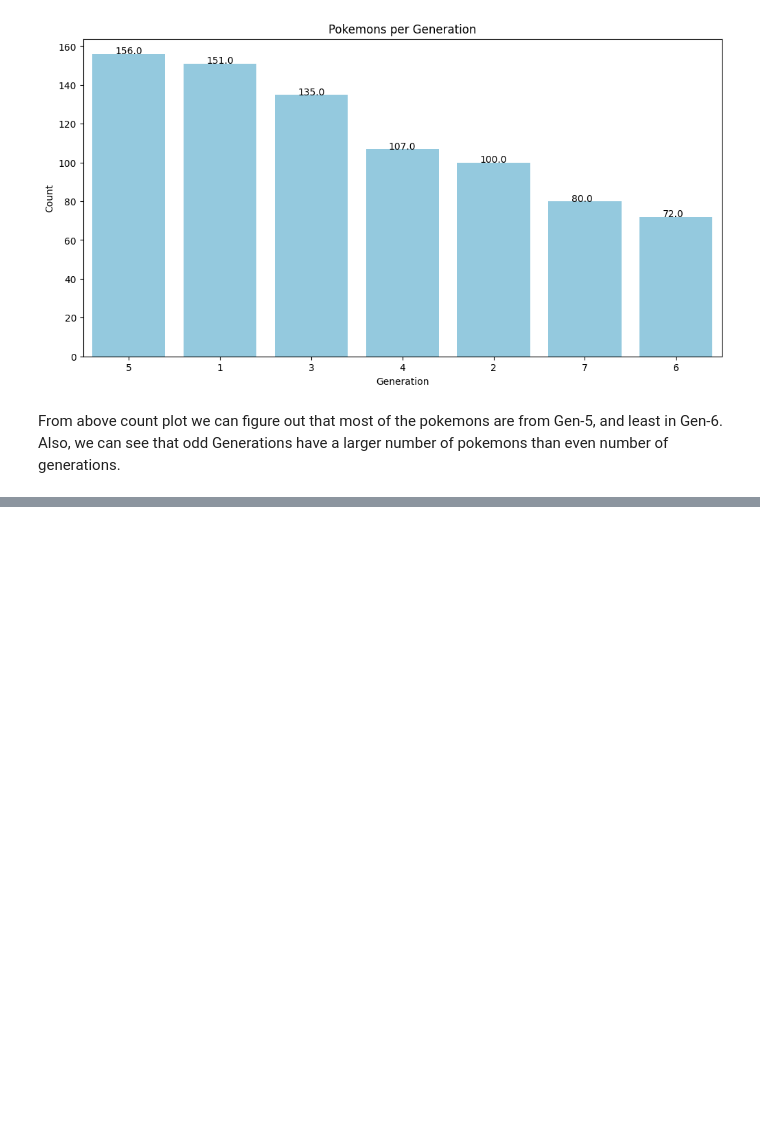
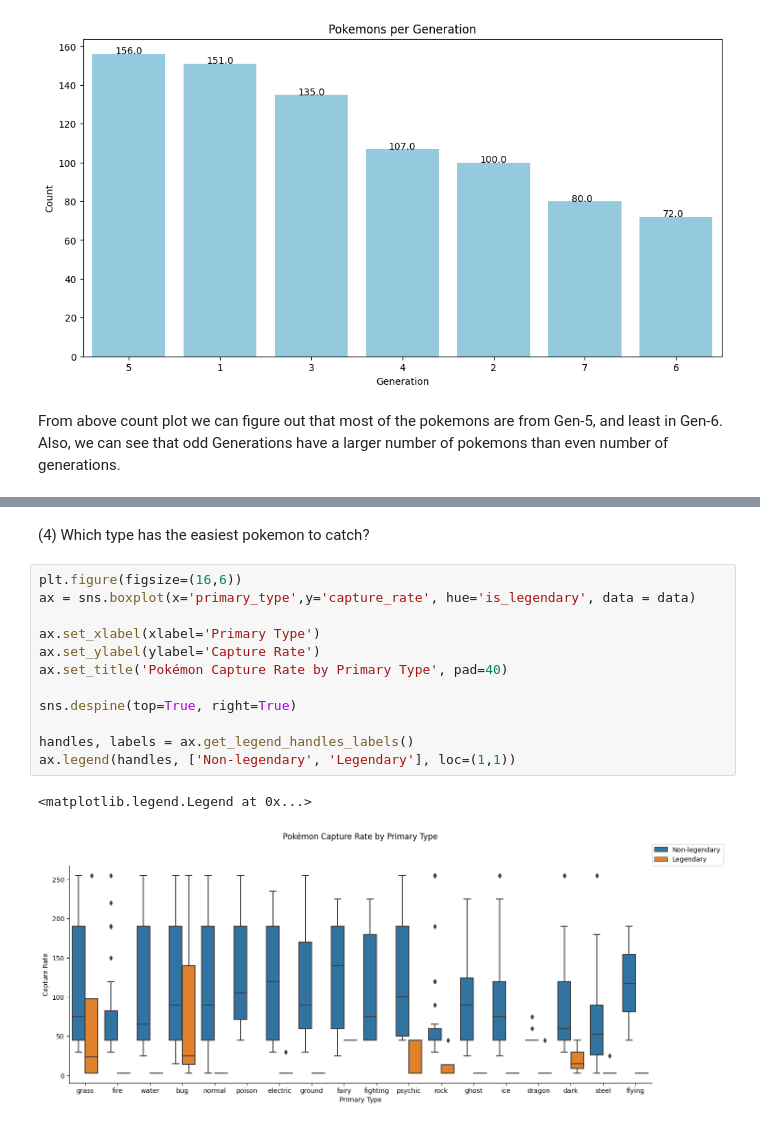
Before and after one commit to Zjm1900/data_mining, a Jupyter notebook: pokemon/pokemon.ipynb, the cells around one changed output, grey strips where cells are left out. Cells and saved outputs as stored; diff of their text form; blank space fills up the shorter version.

```diff
--- a/pokemon/pokemon.ipynb
+++ b/pokemon/pokemon.ipynb
@@ -325,0 +370,17 @@ From above count plot we can figure out that most of the pokemons are from Gen-5
+# %% [markdown]
+(4) Which type has the easiest pokemon to catch?
+# %%
+plt.figure(figsize=(16,6))
+ax = sns.boxplot(x='primary_type',y='capture_rate', hue='is_legendary', data = data)
+
+ax.set_xlabel(xlabel='Primary Type')
+ax.set_ylabel(ylabel='Capture Rate')
+ax.set_title('Pokémon Capture Rate by Primary Type', pad=40)
+
+sns.despine(top=True, right=True)
+
+handles, labels = ax.get_legend_handles_labels()
+ax.legend(handles, ['Non-legendary', 'Legendary'], loc=(1,1))
+# %% [output]
+<matplotlib.legend.Legend at 0x...>
+[figure, added]
```
Also changed, not shown: parts of 38 cells of this notebook.
